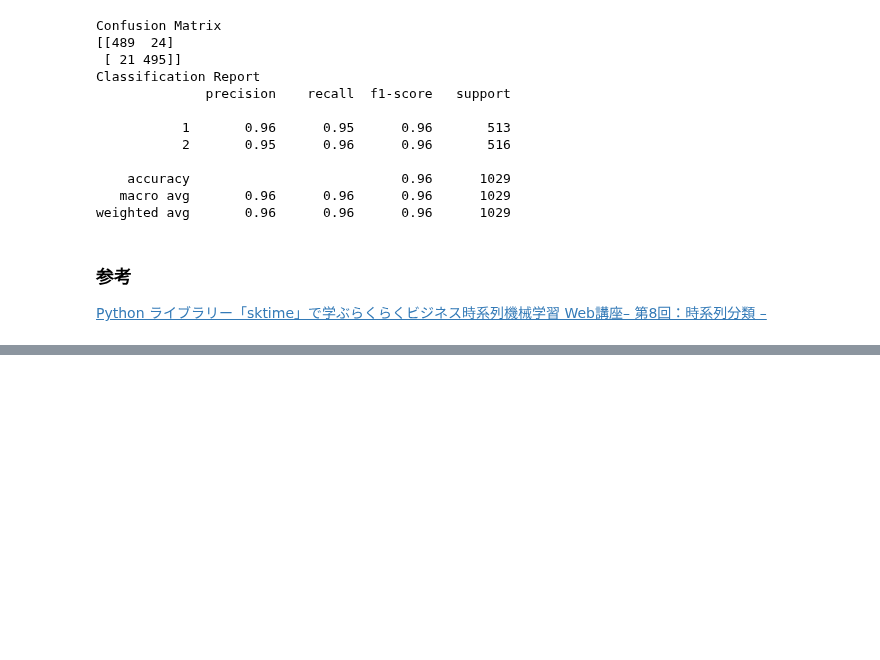
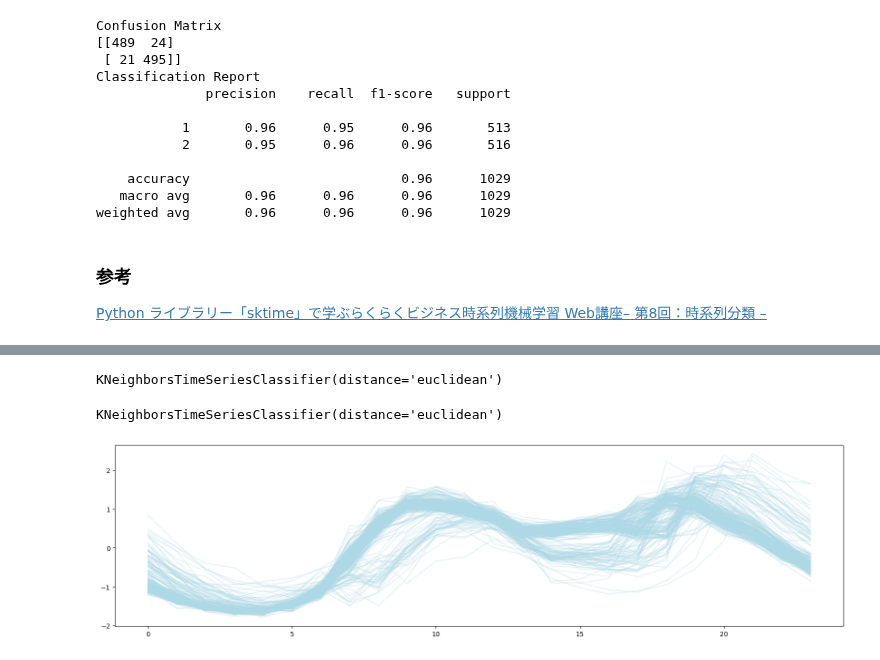
Before and after one commit to Mr-Kondo/_Inbox, a Jupyter notebook: test_sktime.ipynb, the cells around one changed output, grey strips where cells are left out. Saved outputs shown, nothing was run; the diff lists cells and outputs as text; code cells hidden in the pictures; blank space fills up the shorter version.

```diff
--- a/test_sktime.ipynb
+++ b/test_sktime.ipynb
@@ -209,0 +258,3 @@ weighted avg       0.96      0.96      0.96      1029
+# %%
+from sklearn.model_selection import train_test_split
+X_train, X_test, y_train, y_test = train_test_split(X,y,train_size=0.6)
@@ -209,0 +277,20 @@ weighted avg       0.96      0.96      0.96      1029
+# %%
+from sktime.classification.distance_based import KNeighborsTimeSeriesClassifier
+classifier = KNeighborsTimeSeriesClassifier(distance="euclidean")
+classifier
+# %% [output]
+KNeighborsTimeSeriesClassifier(distance='euclidean')
+# %%
+classifier.fit(X_train, y_train)
+# %% [output]
+KNeighborsTimeSeriesClassifier(distance='euclidean')
+# %%
+y_train_pred = classifier.predict(X_train)
+y_test_pred = classifier.predict(X_test)
+# %%
+d = X_test.loc[y_test_pred=='1',:].copy()
+plt.figure(figsize=(20,5))
+for i in d.index:
+    plt.plot(d.loc[i,:].values[0], c='lightblue', alpha=0.3)
+# %% [output]
+[figure, added]
```
Also changed, not shown: parts of 11 cells of this notebook.
